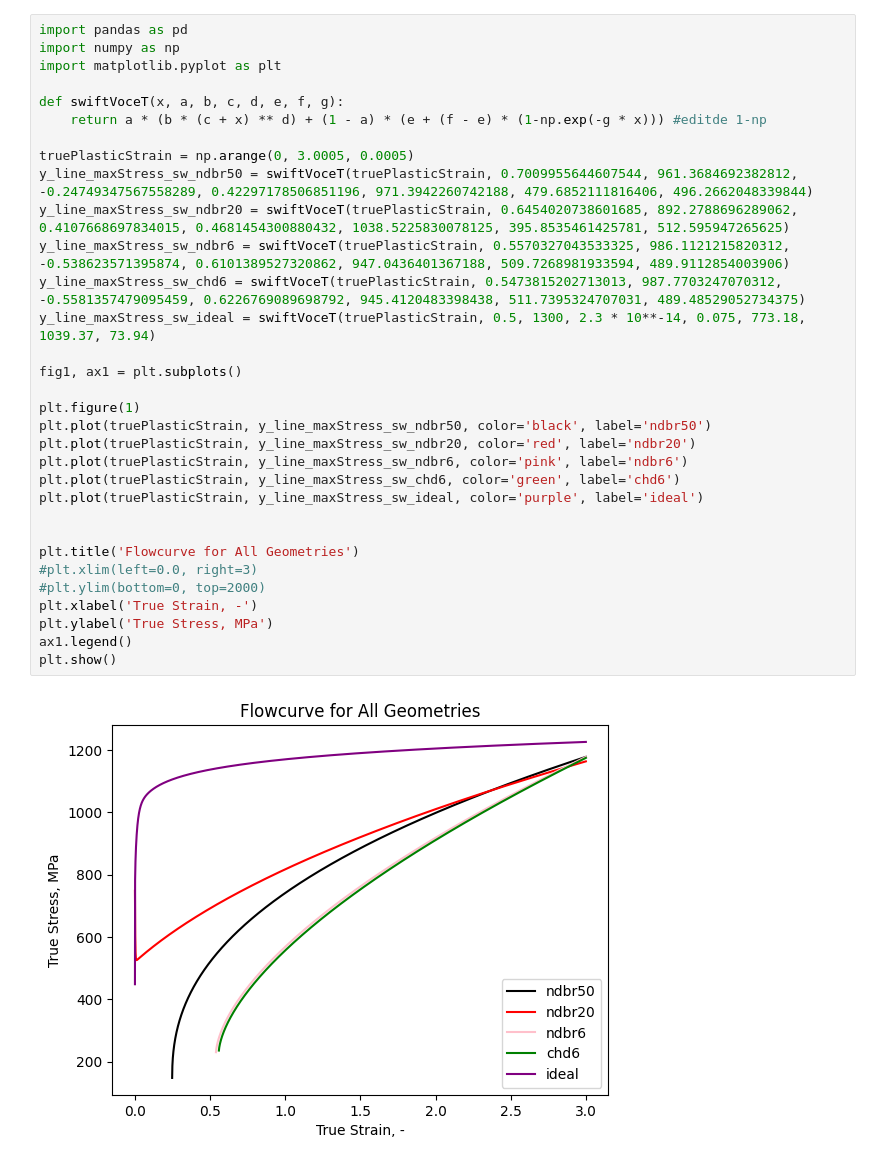
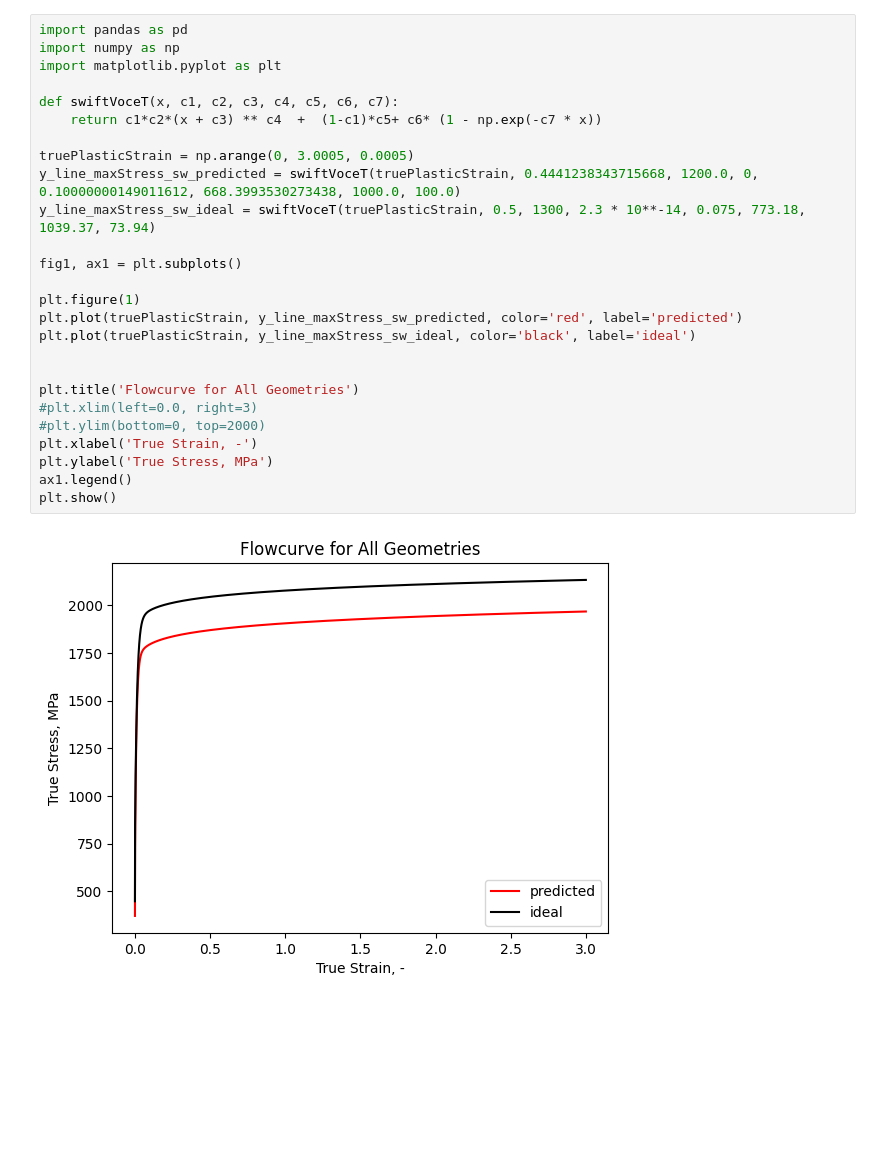
Before and after one commit to LianjGroup/Machine-Learning-Assisted-Optimization-of-Hardening-Parameters, a Jupyter notebook: MAIN/MODELS/PART20_FLOWCURVES.ipynb, the cells around one changed output. Saved outputs shown, nothing was run; the diff lists cells and outputs as text; blank space fills up the shorter version.

```diff
--- a/MAIN/MODELS/PART20_FLOWCURVES.ipynb
+++ b/MAIN/MODELS/PART20_FLOWCURVES.ipynb
@@ -1,37 +1,31 @@
 # %%
 import pandas as pd
 import numpy as np
 import matplotlib.pyplot as plt
 
-def swiftVoceT(x, a, b, c, d, e, f, g):
-    return a * (b * (c + x) ** d) + (1 - a) * (e + (f - e) * (1-np.exp(-g * x))) #editde 1-np
+def swiftVoceT(x, c1, c2, c3, c4, c5, c6, c7):
+    return c1*c2*(x + c3) ** c4  +  (1-c1)*c5+ c6* (1 - np.exp(-c7 * x))
 
 truePlasticStrain = np.arange(0, 3.0005, 0.0005)
-y_line_maxStress_sw_ndbr50 = swiftVoceT(truePlasticStrain, 0.7009955644607544, 961.3684692382812, -0.24749347567558289, 0.42297178506851196, 971.3942260742188, 479.6852111816406, 496.2662048339844)
-y_line_maxStress_sw_ndbr20 = swiftVoceT(truePlasticStrain, 0.6454020738601685, 892.2788696289062, 0.4107668697834015, 0.4681454300880432, 1038.5225830078125, 395.8535461425781, 512.595947265625)
-y_line_maxStress_sw_ndbr6 = swiftVoceT(truePlasticStrain, 0.5570327043533325, 986.1121215820312, -0.538623571395874, 0.6101389527320862, 947.0436401367188, 509.7268981933594, 489.9112854003906)
-y_line_maxStress_sw_chd6 = swiftVoceT(truePlasticStrain, 0.5473815202713013, 987.7703247070312, -0.5581357479095459, 0.6226769089698792, 945.4120483398438, 511.7395324707031, 489.48529052734375)
+y_line_maxStress_sw_predicted = swiftVoceT(truePlasticStrain, 0.4441238343715668, 1200.0, 0, 0.10000000149011612, 668.3993530273438, 1000.0, 100.0)
 y_line_maxStress_sw_ideal = swiftVoceT(truePlasticStrain, 0.5, 1300, 2.3 * 10**-14, 0.075, 773.18, 1039.37, 73.94)
 
 fig1, ax1 = plt.subplots()
 
 plt.figure(1)
-plt.plot(truePlasticStrain, y_line_maxStress_sw_ndbr50, color='black', label='ndbr50')
-plt.plot(truePlasticStrain, y_line_maxStress_sw_ndbr20, color='red', label='ndbr20')
-plt.plot(truePlasticStrain, y_line_maxStress_sw_ndbr6, color='pink', label='ndbr6')
-plt.plot(truePlasticStrain, y_line_maxStress_sw_chd6, color='green', label='chd6')
-plt.plot(truePlasticStrain, y_line_maxStress_sw_ideal, color='purple', label='ideal')
+plt.plot(truePlasticStrain, y_line_maxStress_sw_predicted, color='red', label='predicted')
+plt.plot(truePlasticStrain, y_line_maxStress_sw_ideal, color='black', label='ideal')
 
 
 plt.title('Flowcurve for All Geometries')
 #plt.xlim(left=0.0, right=3)
 #plt.ylim(bottom=0, top=2000)
 plt.xlabel('True Strain, -')
 plt.ylabel('True Stress, MPa')
 ax1.legend()
 plt.show()
 # %% [output]
-[figure, old version]
+[figure, new version]
 # %%
 import pandas as pd
 import numpy as np
```
Also changed, not shown: parts of 1 cell of this notebook, 14 other files.
